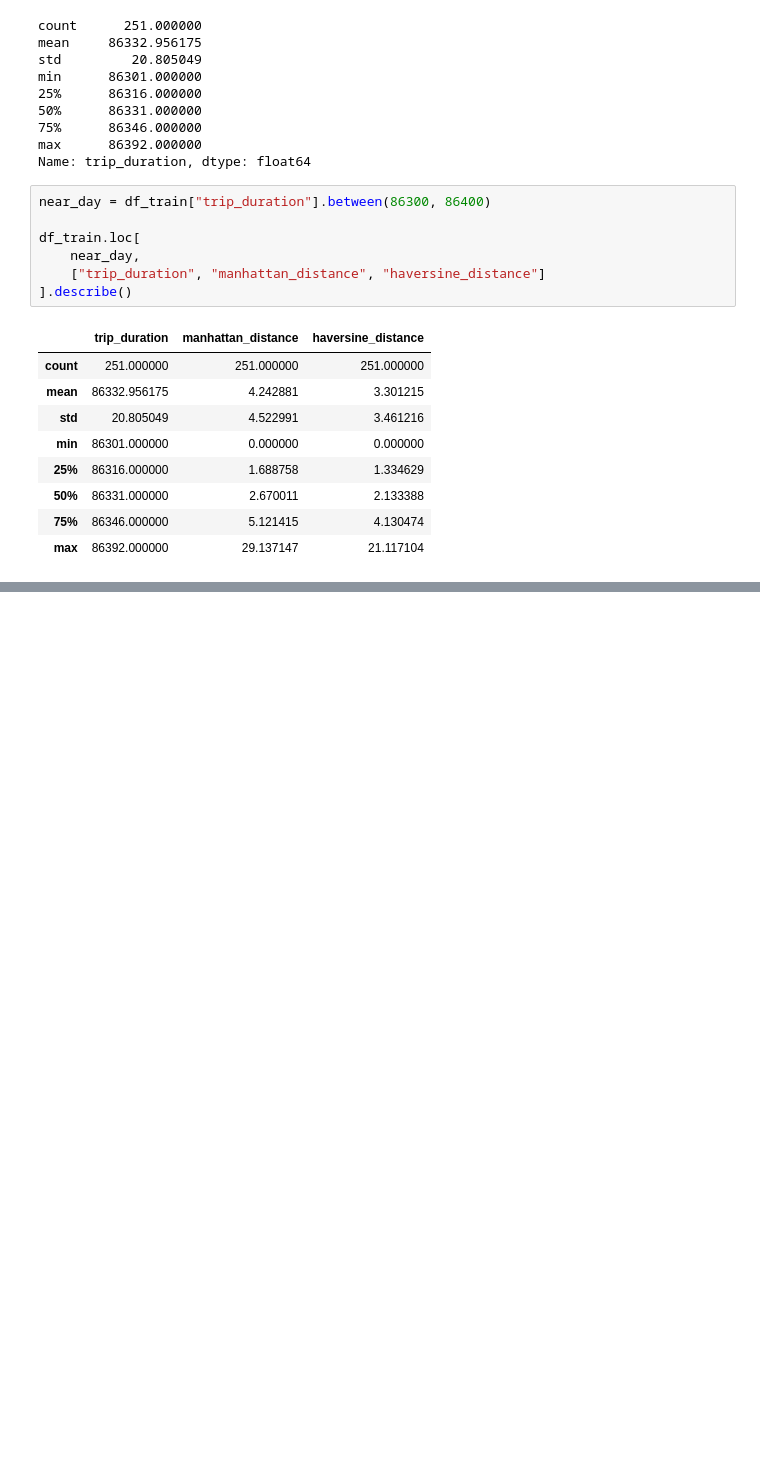
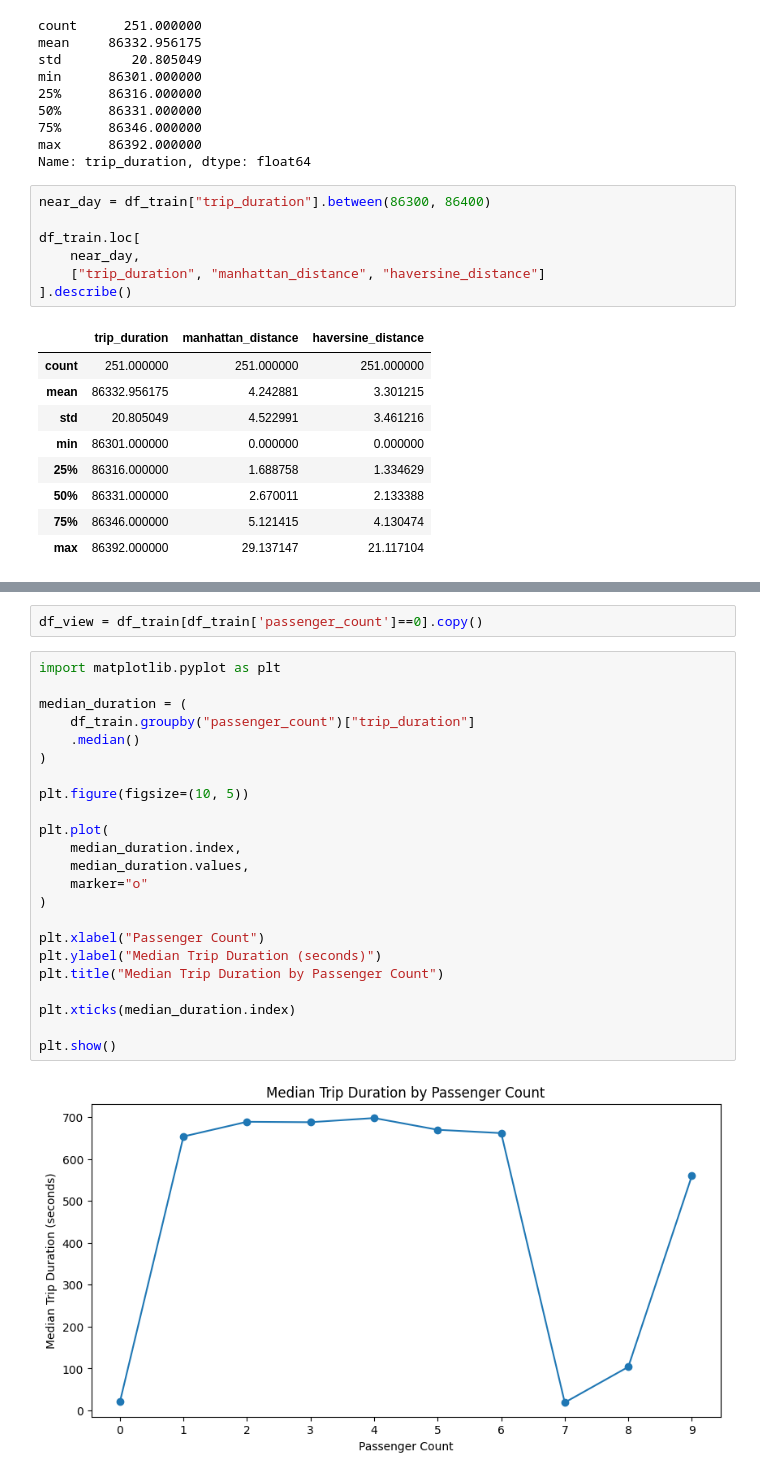
Before and after one commit to claricemottet/kaggle_NYC_taxi_times, a Jupyter notebook: exploratory_notebooks/data_exploration.ipynb, the cells around one changed output, grey strips where cells are left out. Cells and saved outputs as stored; diff of their text form; blank space fills up the shorter version.

```diff
--- a/exploratory_notebooks/data_exploration.ipynb
+++ b/exploratory_notebooks/data_exploration.ipynb
@@ -1335,0 +1403,27 @@ df_train.loc[
+# %%
+df_view = df_train[df_train['passenger_count']==0].copy()
+# %%
+import matplotlib.pyplot as plt
+
+median_duration = (
+    df_train.groupby("passenger_count")["trip_duration"]
+    .median()
+)
+
+plt.figure(figsize=(10, 5))
+
+plt.plot(
+    median_duration.index,
+    median_duration.values,
+    marker="o"
+)
+
+plt.xlabel("Passenger Count")
+plt.ylabel("Median Trip Duration (seconds)")
+plt.title("Median Trip Duration by Passenger Count")
+
+plt.xticks(median_duration.index)
+
+plt.show()
+# %% [output]
+[figure, added]
```
Also changed, not shown: parts of 18 cells of this notebook.
